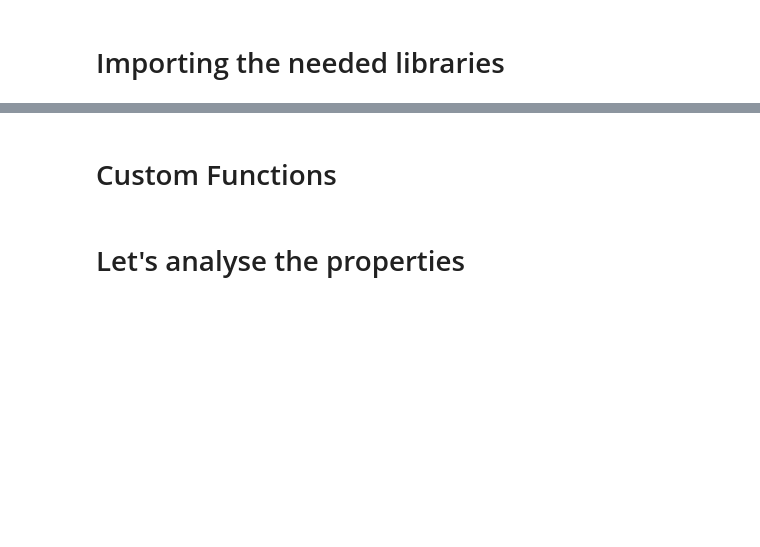
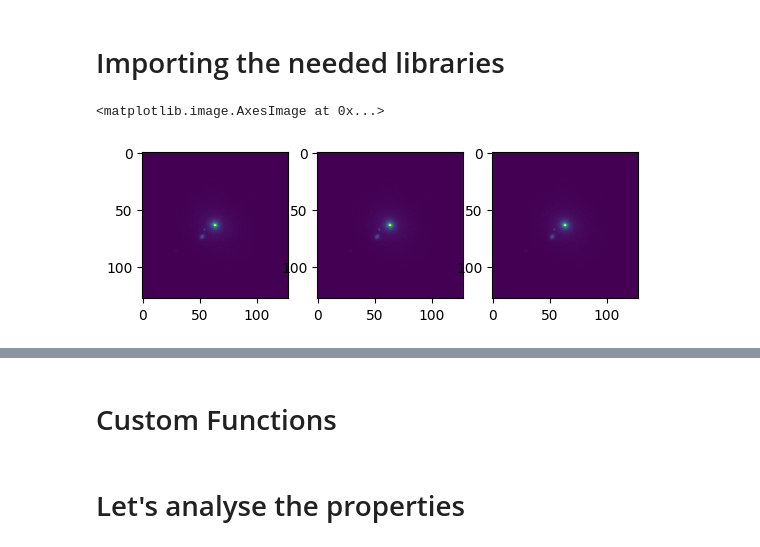
Before and after one commit to Martindelosrios/MaDaMe, a Jupyter notebook: codes/AnalysisProps.ipynb, the cells around one changed output, grey strips where cells are left out. Cells and saved outputs as stored; diff of their text form; code cells hidden in the pictures; blank space fills up the shorter version.

Commit message:
noise fix

```diff
--- a/codes/AnalysisProps.ipynb
+++ b/codes/AnalysisProps.ipynb
@@ -23,0 +71,22 @@ R_bins = np.geomspace(1, 100, 20)
+# %%
+FoV = 17.2 # Arc minutes
+pix_size_arcsec = 17.2 * (60) / 128 # Pixel size in arcsec
+ZP_SDSS = {
+    'U': 24.63,  # u-band
+    'G': 25.11,  # g-band
+    'R': 24.80,  # r-band
+    'I': 24.36,  # i-band
+    'Z': 22.83   # z-band
+} # From https://live-sdss4org-dr12.pantheonsite.io/algorithms/magnitudes/#asinh
+# %%
+G_array = np.load('../../../../../scratch/mdelosri/MaDaMe/TNGgalaxies/265267/SDSS_Z_d_17.4_theta_2.75.npy')
+
+pr_ast = np.stack((G_array, G_array, G_array), axis=-1)
+pr_ast = pr_ast * u.Unit('MJy/sr')
+
+mean_mag_arcsec2 = 21.84
+std_mag_arcsec2 = 0.1
+ZP = ZP_SDSS['G']
+
+mean_mjysr = 10**(-0.4 * (mean_mag_arcsec2 + ZP) ) * 3631 * (u.Jy/(u.arcsec**2)) # From https://classic.sdss.org/dr7/algorithms/fluxcal.php
+std_mjysr = 10**(-0.4 * (std_mag_arcsec2 + ZP) ) * 3631 * (u.Jy/(u.arcsec**2))
@@ -23,0 +133,21 @@ R_bins = np.geomspace(1, 100, 20)
+# %%
+# Generar ruido gaussiano para cada canal
+shape = pr_ast.shape
+noise_array = np.random.normal(mean_mjysr.value, std_mjysr.value, size=shape) * pr_ast.unit
+
+# Agregar el ruido al array original
+noisy_array = pr_ast + noise_array
+
+# Asegurar que no hay valores negativos
+noisy_array = np.maximum(noisy_array, 0 * pr_ast.unit)
+
+fig,ax = plt.subplots(1,3)
+
+ax[0].imshow(G_array)
+ax[1].imshow(pr_ast.value[:,:,0])
+
+pr_ast0 = add_gaussian_noise(pr_ast, mean_mag_arcsec2 = 21.84, std_mag_arcsec2 = 0.1, ZP = ZP_SDSS['G'])
+ax[2].imshow(pr_ast0.value[:,:,0])
+# %% [output]
+<matplotlib.image.AxesImage at 0x...>
+[figure, added]
```
Also changed, not shown: parts of 4 cells of this notebook.
